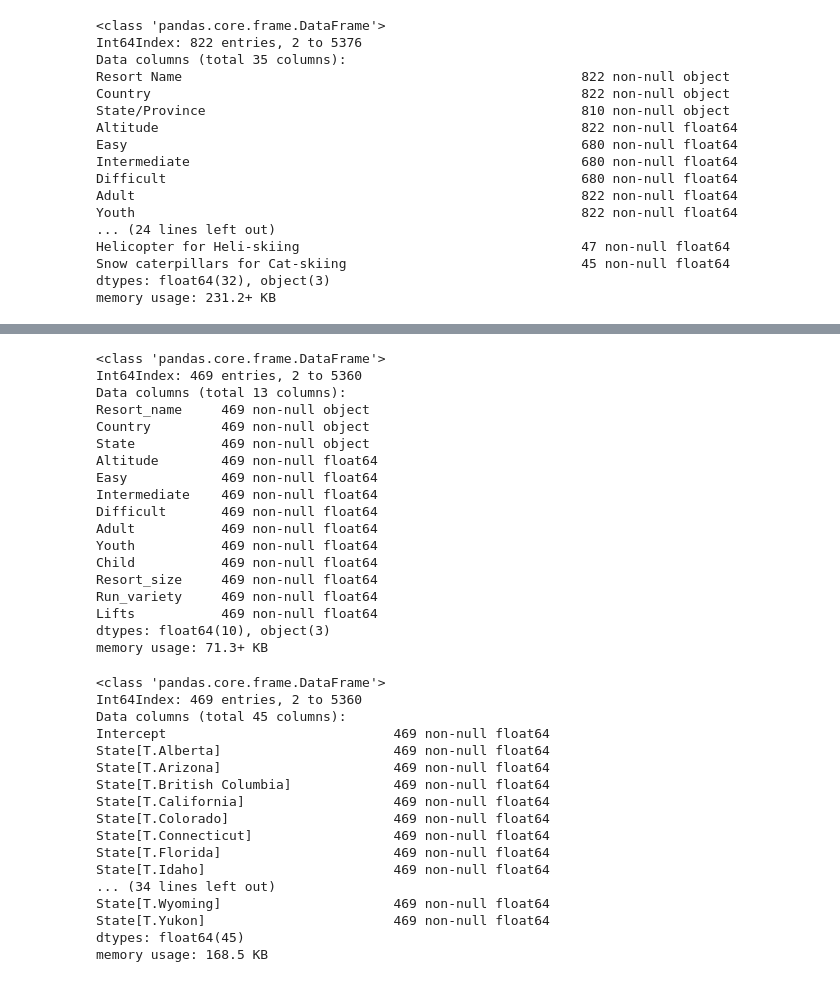
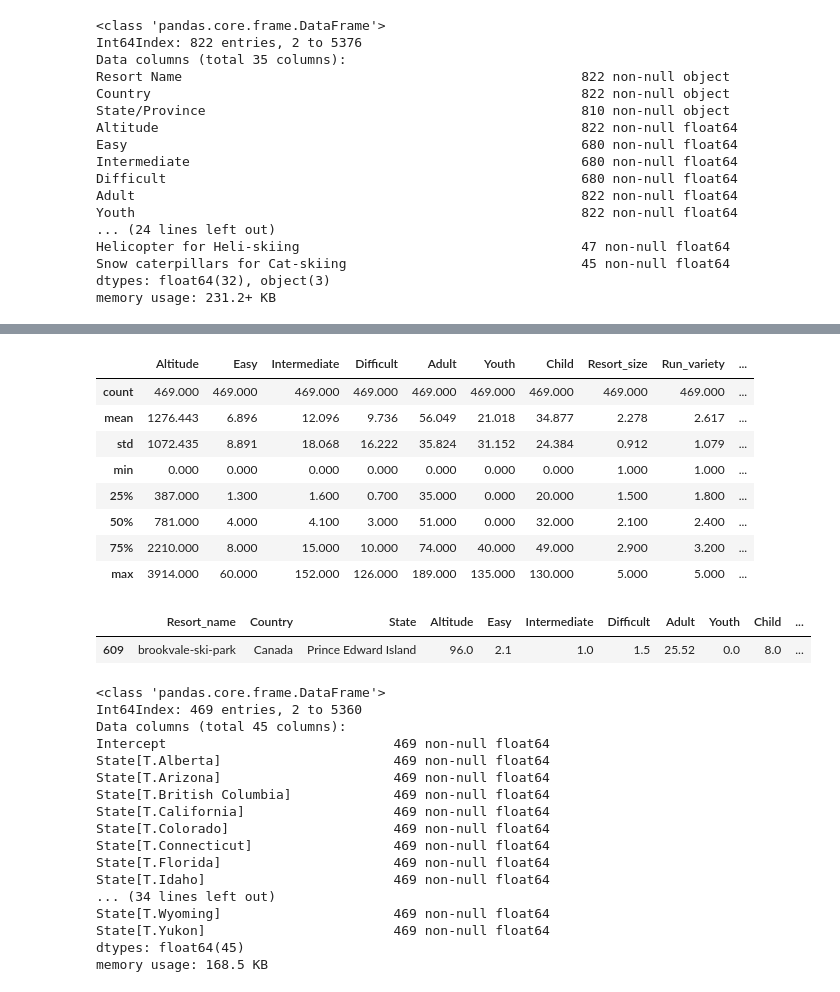
Before and after one commit to dynogravelso/luther, a Jupyter notebook: Web Scraping and Cleaning General.ipynb, the cells around one changed output, grey strips where cells are left out. Cells and saved outputs as stored; diff of their text form; code cells hidden in the pictures.

```diff
--- a/Web Scraping and Cleaning General.ipynb
+++ b/Web Scraping and Cleaning General.ipynb
@@ -613,24 +595,26 @@ ski_NA_df_test.rename(columns = {'Resort_Name' : 'Resort_name'}, inplace = True)
 # %%
-ski_NA_df_clean1.info()
+ski_NA_df_clean1.describe()
 # %% [output]
-<class 'pandas.core.frame.DataFrame'>
-Int64Index: 469 entries, 2 to 5360
-Data columns (total 13 columns):
-Resort_name     469 non-null object
-Country         469 non-null object
-State           469 non-null object
-Altitude        469 non-null float64
-Easy            469 non-null float64
-Intermediate    469 non-null float64
-Difficult       469 non-null float64
-Adult           469 non-null float64
-Youth           469 non-null float64
-Child           469 non-null float64
-Resort_size     469 non-null float64
-Run_variety     469 non-null float64
-Lifts           469 non-null float64
-dtypes: float64(10), object(3)
-memory usage: 71.3+ KB
+|  | Altitude | Easy | Intermediate | Difficult | Adult | Youth | Child | Resort_size | Run_variety | ... |
+| count | 469.000 | 469.000 | 469.000 | 469.000 | 469.000 | 469.000 | 469.000 | 469.000 | 469.000 | ... |
+| mean | 1276.443 | 6.896 | 12.096 | 9.736 | 56.049 | 21.018 | 34.877 | 2.278 | 2.617 | ... |
+| std | 1072.435 | 8.891 | 18.068 | 16.222 | 35.824 | 31.152 | 24.384 | 0.912 | 1.079 | ... |
+| min | 0.000 | 0.000 | 0.000 | 0.000 | 0.000 | 0.000 | 0.000 | 1.000 | 1.000 | ... |
+| 25% | 387.000 | 1.300 | 1.600 | 0.700 | 35.000 | 0.000 | 20.000 | 1.500 | 1.800 | ... |
+| 50% | 781.000 | 4.000 | 4.100 | 3.000 | 51.000 | 0.000 | 32.000 | 2.100 | 2.400 | ... |
+| 75% | 2210.000 | 8.000 | 15.000 | 10.000 | 74.000 | 40.000 | 49.000 | 2.900 | 3.200 | ... |
+| max | 3914.000 | 60.000 | 152.000 | 126.000 | 189.000 | 135.000 | 130.000 | 5.000 | 5.000 | ... |
+# %%
+# ski_NA_df_clean1[ski_NA_df_clean1['Resort_name'] == 'brookvale-ski-park'].Adult = 25.52
+# ski_NA_df_clean1[ski_NA_df_clean1['Resort_name'] == 'brookvale-ski-park'].Child = 8.
+# ski_NA_df_clean1[ski_NA_df_clean1['Adult'] == 0]
+# ski_NA_df_clean1.loc[ski_NA_df_clean1['Resort_name'] == 'brookvale-ski-park'].Adult = 25.52
+ski_NA_df_clean1.loc[ski_NA_df_clean1['Resort_name'] == 'brookvale-ski-park', ['Adult']] = 25.52
+ski_NA_df_clean1.loc[ski_NA_df_clean1['Resort_name'] == 'brookvale-ski-park', ['Child']] = 8.
+ski_NA_df_clean1.loc[ski_NA_df_clean1['Resort_name'] == 'brookvale-ski-park']
+# %% [output]
+|  | Resort_name | Country | State | Altitude | Easy | Intermediate | Difficult | Adult | Youth | Child | ... |
+| 609 | brookvale-ski-park | Canada | Prince Edward Island | 96.0 | 2.1 | 1.0 | 1.5 | 25.52 | 0.0 | 8.0 | ... |
 # %%
 import patsy
 make_state_dummies_df = patsy.dmatrix('State',data = ski_NA_df_clean1, return_type = 'dataframe')
```
Also changed, not shown: parts of 21 cells of this notebook, 1 other file.
